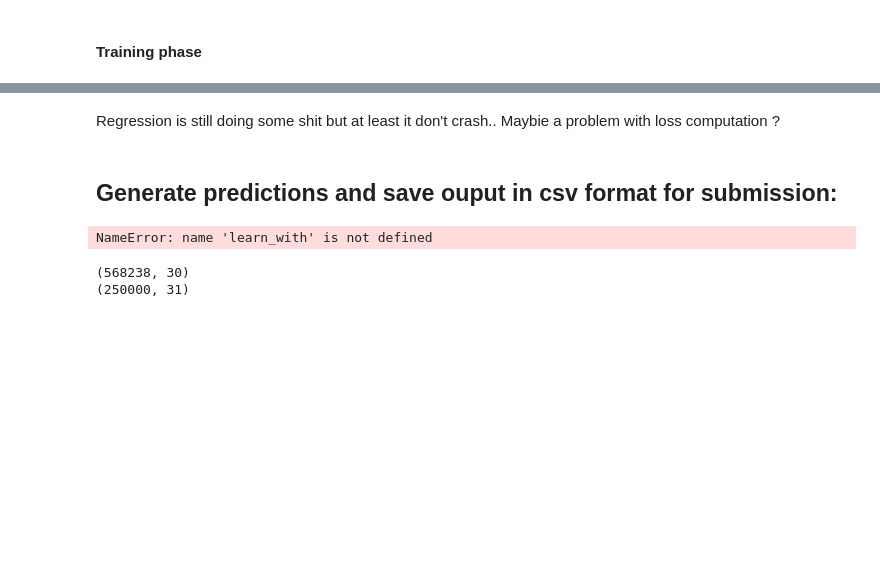
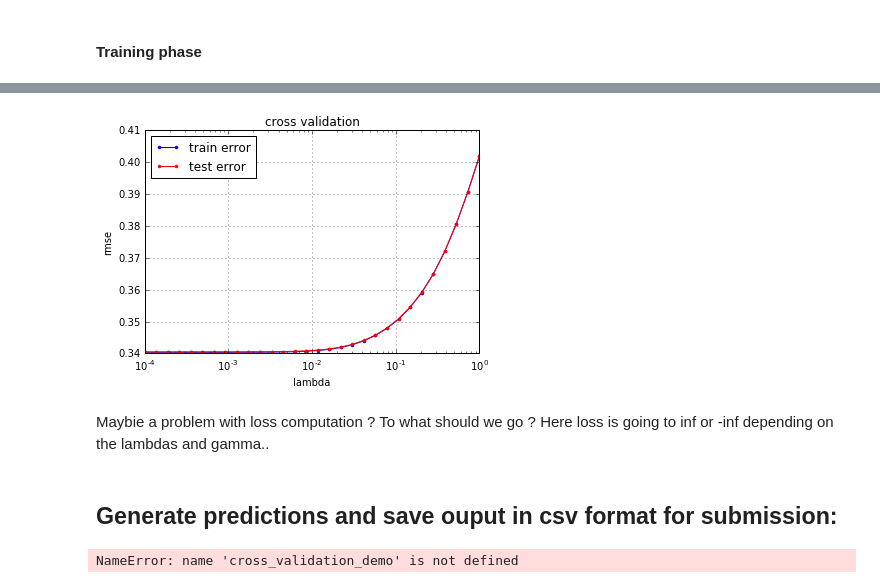
Before and after one commit to audreyloeffel/ML_course, a Jupyter notebook: projects/project1/scripts/project1.ipynb, the cells around one changed output, grey strips where cells are left out. Saved outputs shown, nothing was run; the diff lists cells and outputs as text; code cells hidden in the pictures; blank space fills up the shorter version.

```diff
--- a/projects/project1/scripts/project1.ipynb
+++ b/projects/project1/scripts/project1.ipynb
@@ -29,9 +32,9 @@ def prepare(x):
     xt = np.copy(x.T)
     for xi in xt:
         xi[xi==-999] = np.nan
-        #m = np.nanmean(xi)
+        m = np.nanmean(xi)
         nanidx = np.where(np.isnan(xi))
-        xi[nanidx] = 0
+        xi[nanidx] = m
 
     tx, mean, std = standardize(xt.T)
 
@@ -166,7 +178,14 @@ def train(y, tx):
 
 #loss, weights = train(y, tx)
 #compare_least_squares(y, tx)
-compare_regression(y, tx)
+#compare_regression(y, tx)
 #w, l = least_squares(y, tx)
 #print(calculate_nll(y, tx, w))
+
+from cross_validation import cross_validation_demo
+
+initial_w = np.zeros((tx.shape[1]))
+gamma = 0.5
+
+cross_validation_demo(y, tx, initial_w, gamma)
 # %% [output]
@@ -190,23 +209,19 @@ Reg Log reg
+[figure, added]
-# %% [markdown]
-Regression is still doing some shit but at least it don't crash.. Maybie a problem with loss computation ?
+# %% [markdown]
+Maybie a problem with loss computation ? To what should we go ? Here loss is going to inf or -inf depending on the lambdas and gamma..
 # %% [markdown]
 ## Generate predictions and save ouput in csv format for submission:
 # %%
-loss, weights = learn_with("least_square_GD", y, tx)
+weights, loss = least_squares(y, tx)
 print(weights)
 # %% [output]
-NameError: name 'learn_with' is not defined
+NameError: name 'cross_validation_demo' is not defined
 # %%
 DATA_TEST_PATH = '../data/test.csv'
 _, tX_test, ids_test = load_csv_data(DATA_TEST_PATH)
 
-print(tX_test.shape)
 
 tx_Test_norm = prepare(tX_test)
-print(tx_Test_norm.shape)
-# %% [output]
-(568238, 30)
-(250000, 31)
 # %%
 OUTPUT_PATH = '../output/out.csv' # TODO: fill in desired name of output file for submission
 y_pred = predict_labels(weights, tx_Test_norm)
```
Also changed, not shown: parts of 7 cells of this notebook, 6 other files.
